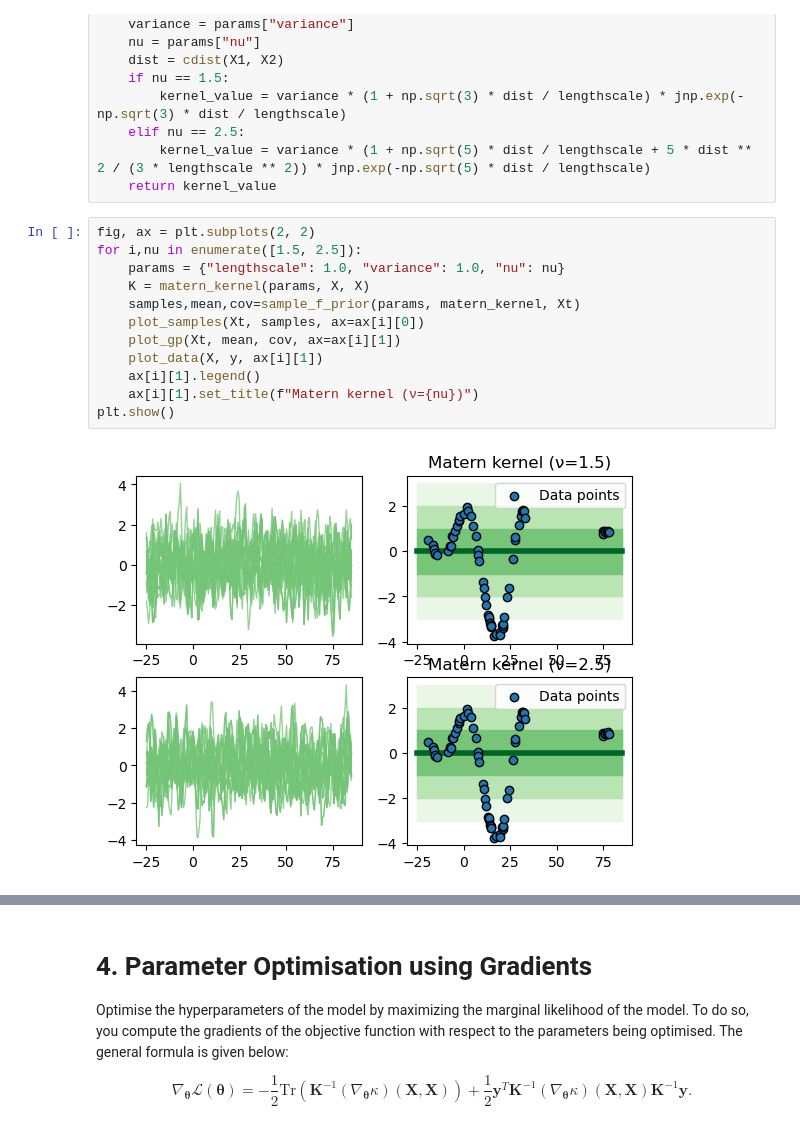
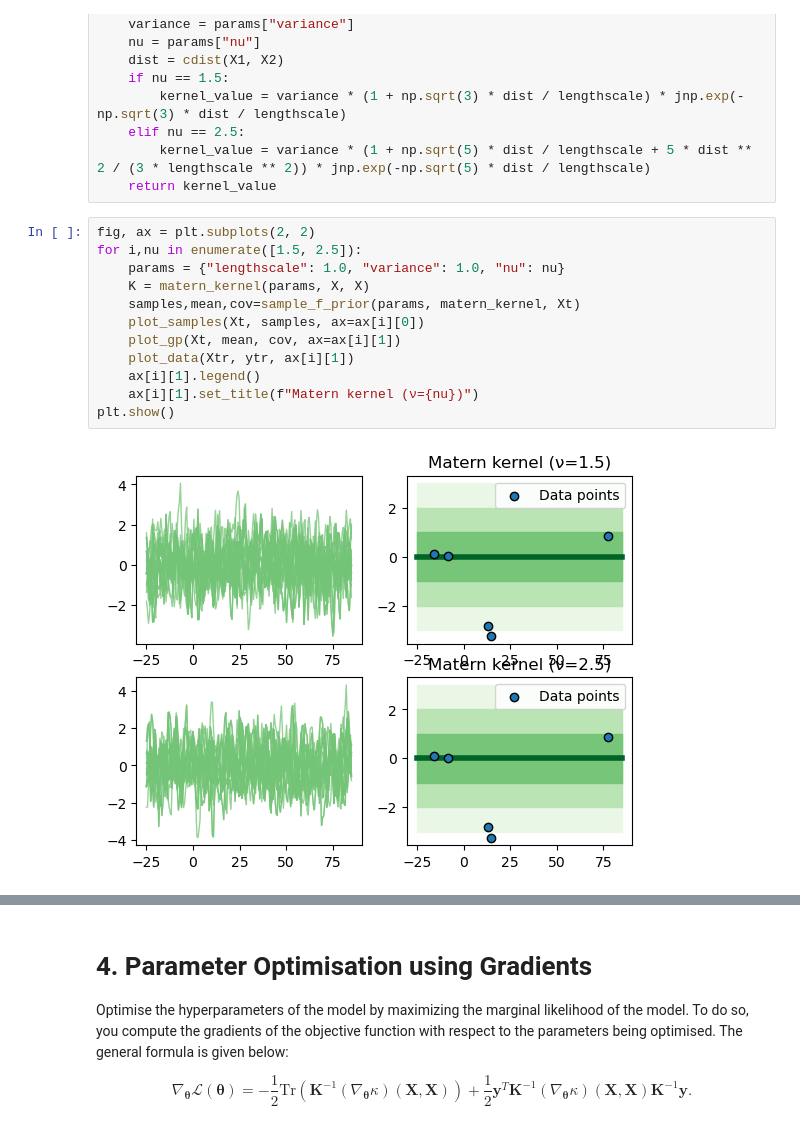
Before and after one commit to Michele2301/asi-labs, a Jupyter notebook: lab_week2-public/Gaussian_Process_Regression.ipynb, the cells around one changed output, grey strips where cells are left out. Saved outputs shown, nothing was run; the diff lists cells and outputs as text.

```diff
--- a/lab_week2-public/Gaussian_Process_Regression.ipynb
+++ b/lab_week2-public/Gaussian_Process_Regression.ipynb
@@ -458,17 +458,17 @@ def matern_kernel(params, X1, X2):
 # %%
 fig, ax = plt.subplots(2, 2)
 for i,nu in enumerate([1.5, 2.5]):
     params = {"lengthscale": 1.0, "variance": 1.0, "nu": nu}
     K = matern_kernel(params, X, X)
     samples,mean,cov=sample_f_prior(params, matern_kernel, Xt)
     plot_samples(Xt, samples, ax=ax[i][0])
     plot_gp(Xt, mean, cov, ax=ax[i][1])
-    plot_data(X, y, ax[i][1])
+    plot_data(Xtr, ytr, ax[i][1])
     ax[i][1].legend()
     ax[i][1].set_title(f"Matern kernel (ν={nu})")
 plt.show()
 # %% [output]
-[figure, old version]
+[figure, new version]
 # %%
 # inference task and plot
 fig, ax = plt.subplots(2, 2)
```
Also changed, not shown: parts of 4 cells of this notebook.
